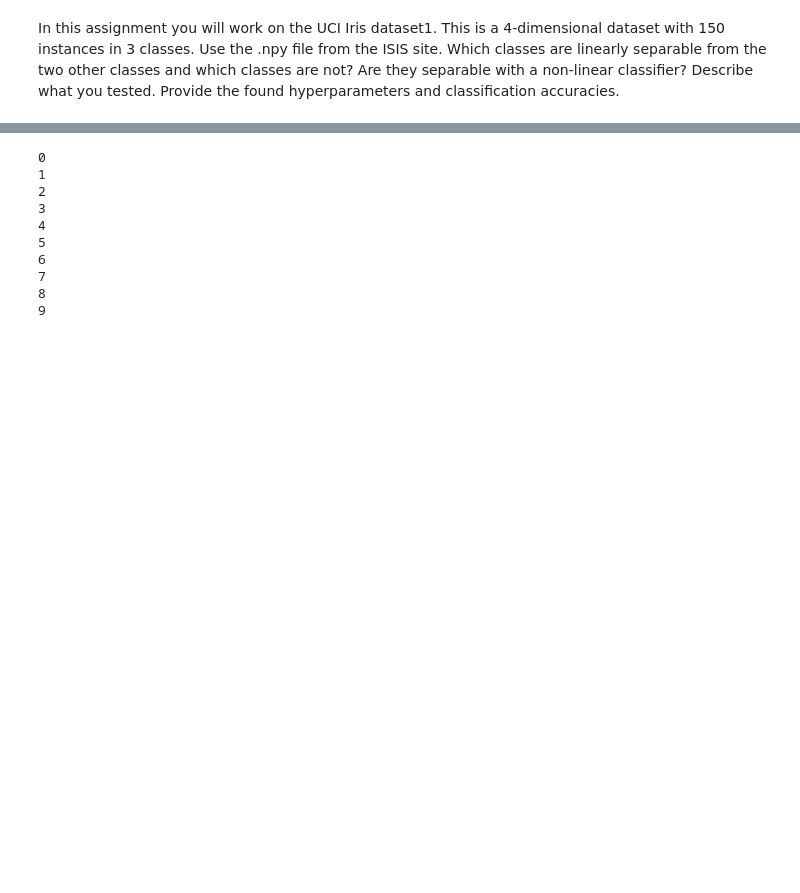
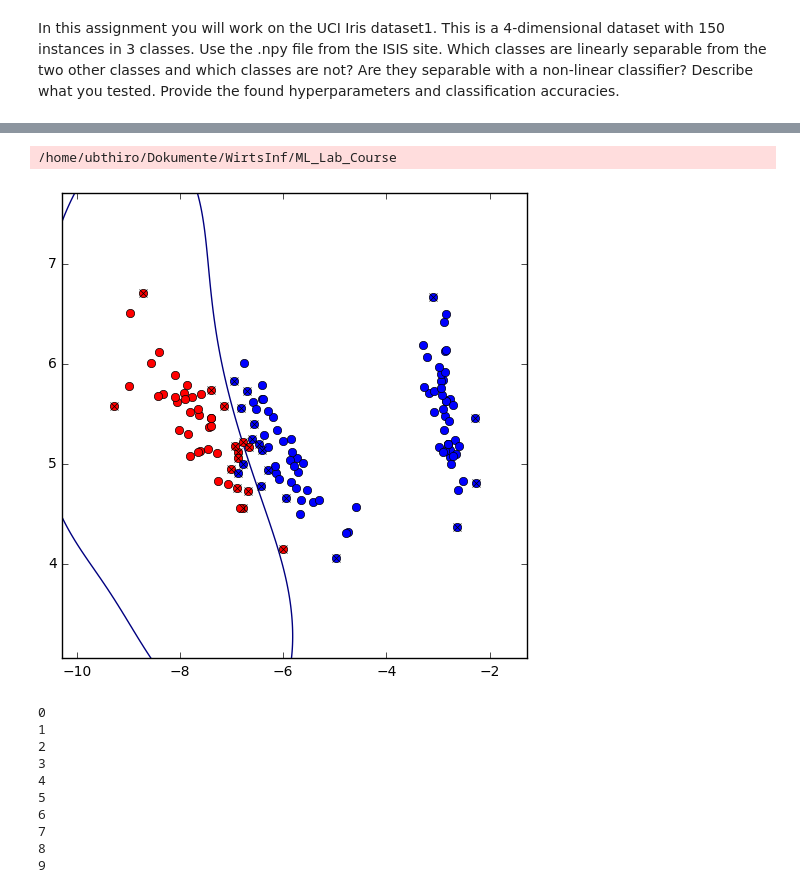
Before and after one commit to hirogit1002/ML_lab, a Jupyter notebook: 04/assign4.ipynb, the cells around one changed output, grey strips where cells are left out. Cells and saved outputs as stored; diff of their text form; code cells hidden in the pictures; blank space fills up the shorter version.

```diff
--- a/04/assign4.ipynb
+++ b/04/assign4.ipynb
@@ -277,3 +336,8 @@ Y3_13[np.where(Y3_13==3)]=1
+# %%
+imp.plot_svm_2d(X_pro, Y3_12, svm3_12)
+# %% [output]
+/home/ubthiro/Dokumente/WirtsInf/ML_Lab_Course
+[figure, added]
 # %%
 class cl():
     def __init__(self, a):
```
Also changed, not shown: parts of 6 cells of this notebook.
